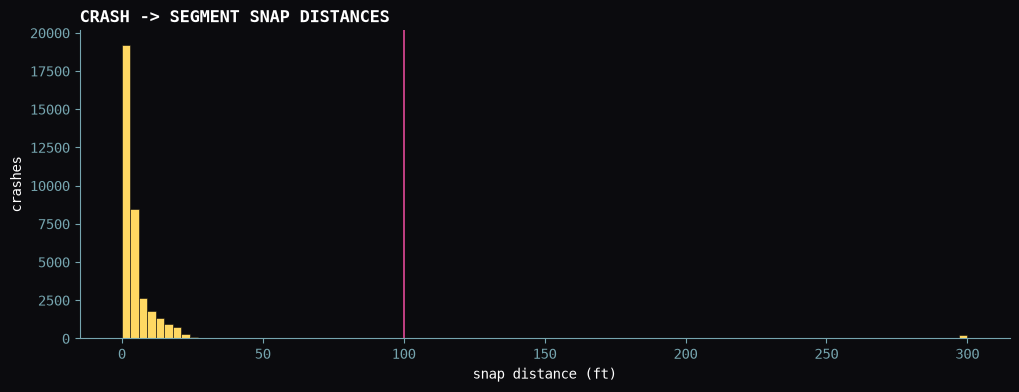
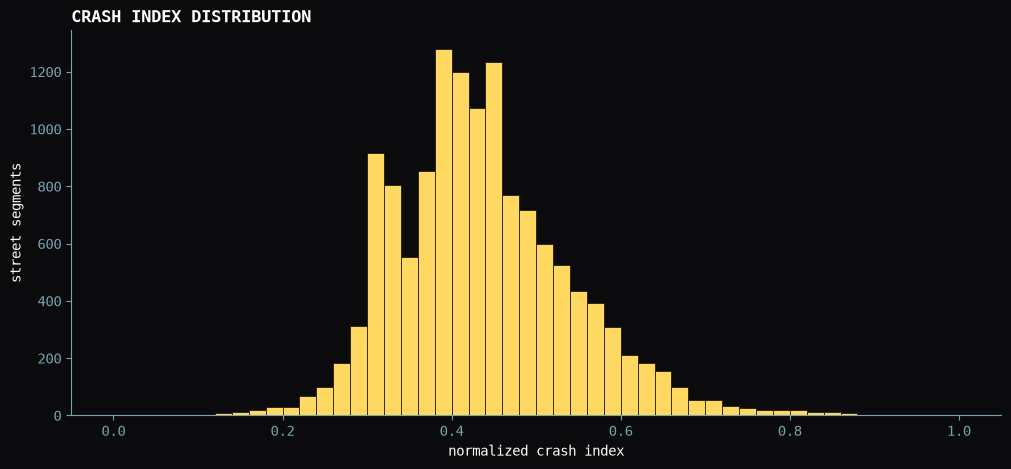
The notebook cell's code change between the first figure and the second:
--- before
+++ after
@@ -1,7 +1,6 @@
-fig, ax = plt.subplots(figsize=(12, 4))
-ax.hist(np.clip(crash_geo["snap_ft"], 0, 300), bins=100, color=GOLD,
-        ec=INK, lw=0.4)
-ax.axvline(SNAP_FLAG_FT, color=PULSE, lw=1.2)
-ax.set_xlabel("snap distance (ft)"); ax.set_ylabel("crashes")
-ax.set_title("CRASH -> SEGMENT SNAP DISTANCES", loc="left")
-fig.savefig(OUT / "snap_distances.png", dpi=400, bbox_inches="tight")
+fig, ax = plt.subplots(figsize=(12, 5))
+ax.hist(edges["crash_index"].dropna(), bins=50, color=GOLD, ec=INK, lw=0.5)
+ax.set_xlabel("normalized crash index")
+ax.set_ylabel("street segments")
+ax.set_title("CRASH INDEX DISTRIBUTION", loc="left")
+fig.savefig(OUT / "crash_index_hist.png", dpi=400, bbox_inches="tight")

Commit: minor tweaks